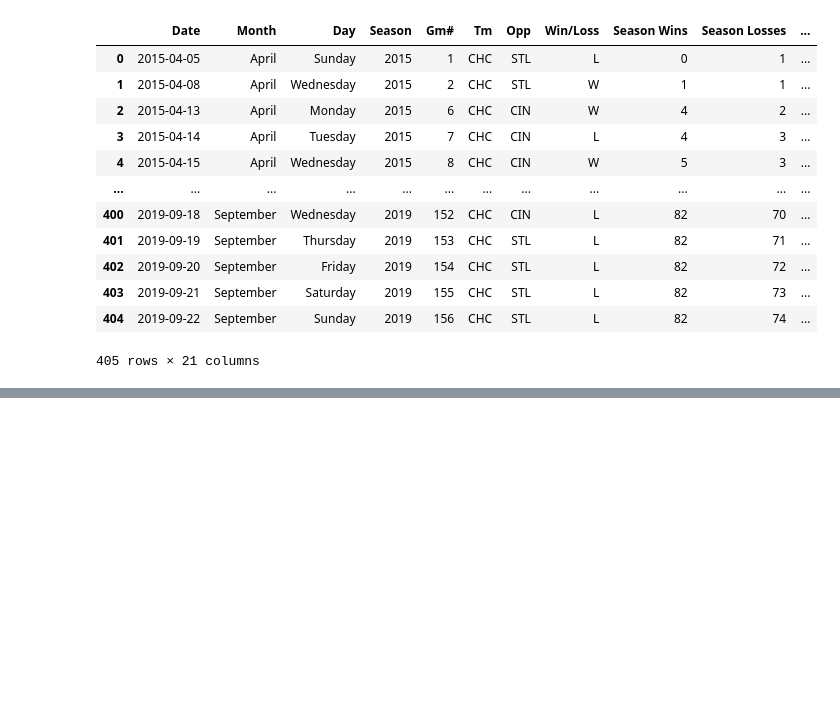
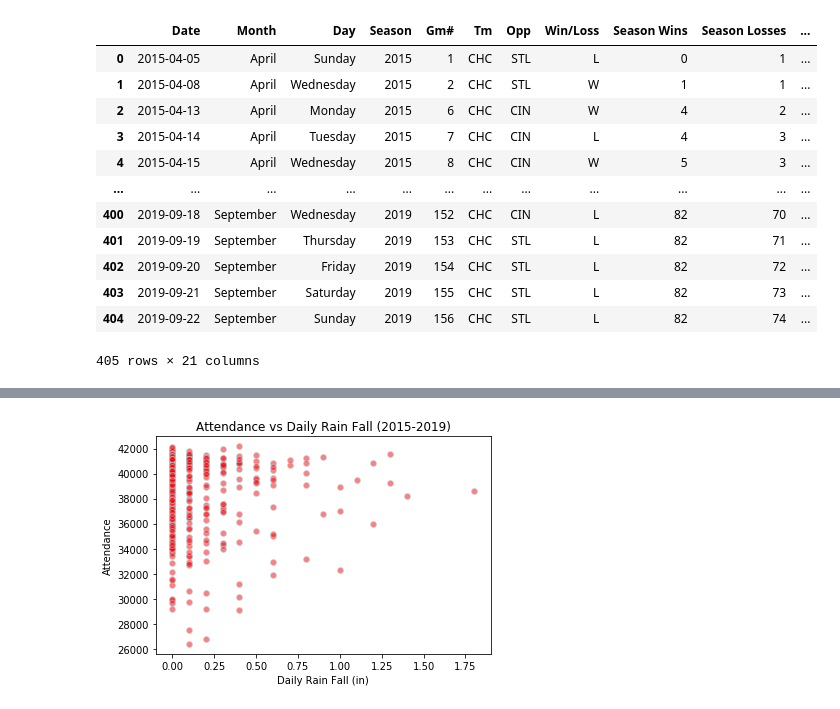
Before and after one commit to s-w-duncan/Project-Awesome-Team-4, a Jupyter notebook: Presentation_Analysis.ipynb, the cells around one changed output, grey strips where cells are left out. Cells and saved outputs as stored; diff of their text form; code cells hidden in the pictures; blank space fills up the shorter version.

```diff
--- a/Presentation_Analysis.ipynb
+++ b/Presentation_Analysis.ipynb
@@ -44,0 +74,15 @@ weather_df = cubs_df.copy()
+# %%
+# Daily Rain Fall vs. Attendance
+weather_rain = weather_df.copy()
+weather_rain = weather_rain[["Rain Fall (in)", "Attendance"]]
+
+weather_x_values = weather_rain["Rain Fall (in)"]
+weather_y_values = weather_rain["Attendance"]
+
+plt.scatter(weather_x_values, weather_y_values, marker="o", facecolors="Red", edgecolors="LightBlue", alpha=0.5)
+plt.xlabel("Daily Rain Fall (in)")
+plt.ylabel("Attendance")
+plt.title("Attendance vs Daily Rain Fall (2015-2019)")
+plt.show()
+# %% [output]
+[figure, added]
```
Also changed, not shown: parts of 9 cells of this notebook.
